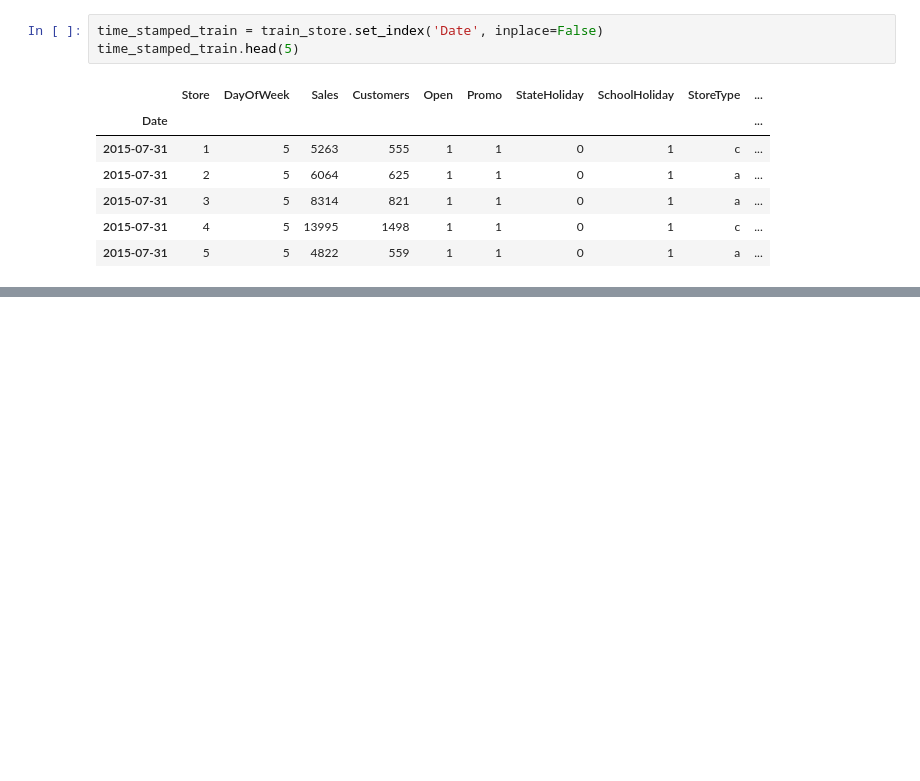
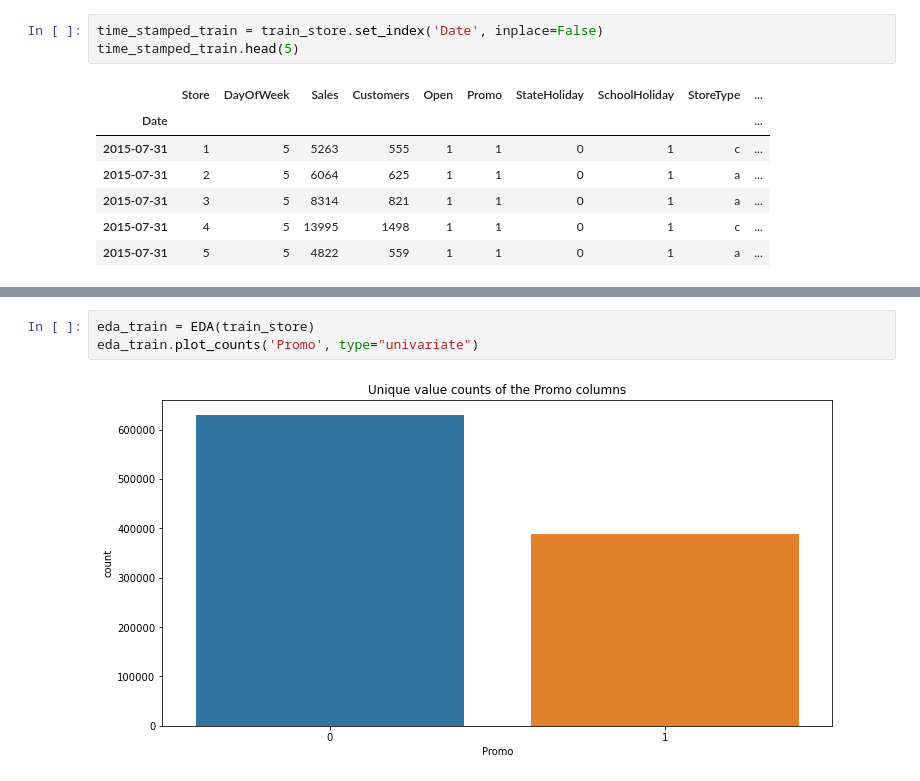
Before and after one commit to ProgrammingOperative/Pharmaceutical-Sales-Prediction, a Jupyter notebook: notebooks/Data Exploration.ipynb, the cells around one changed output, grey strips where cells are left out. Drawn from its saved outputs; the diff is of its cells as text; blank space fills up the shorter version.

Commit message:
Distribution of promo in test and training data

```diff
--- a/notebooks/Data Exploration.ipynb
+++ b/notebooks/Data Exploration.ipynb
@@ -100,0 +121,5 @@ time_stamped_train.head(5)
+# %%
+eda_train = EDA(train_store)
+eda_train.plot_counts('Promo', type="univariate")
+# %% [output]
+[figure, added]
```
Also changed, not shown: parts of 3 cells of this notebook.
